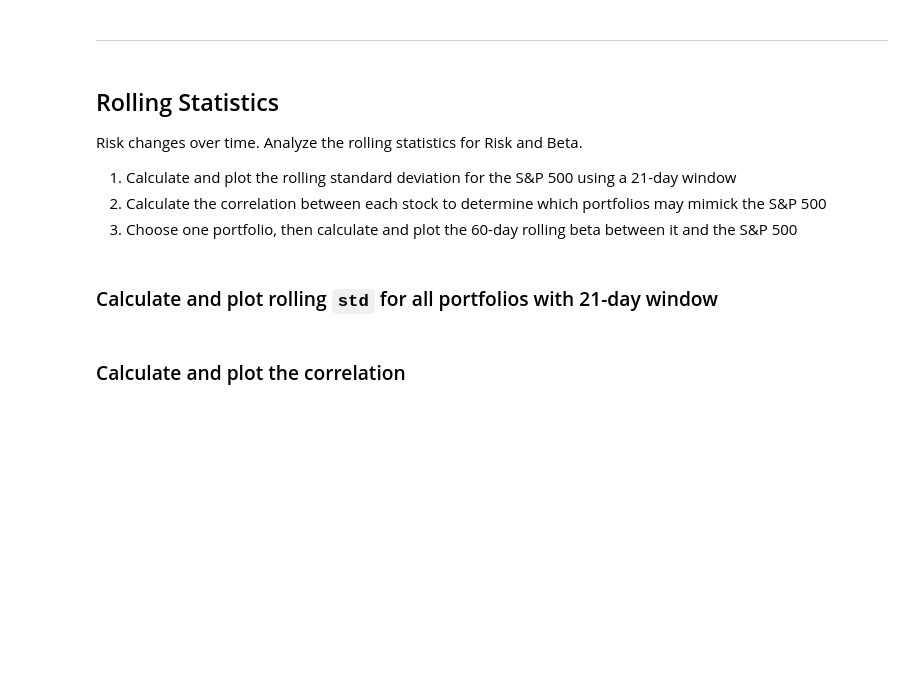
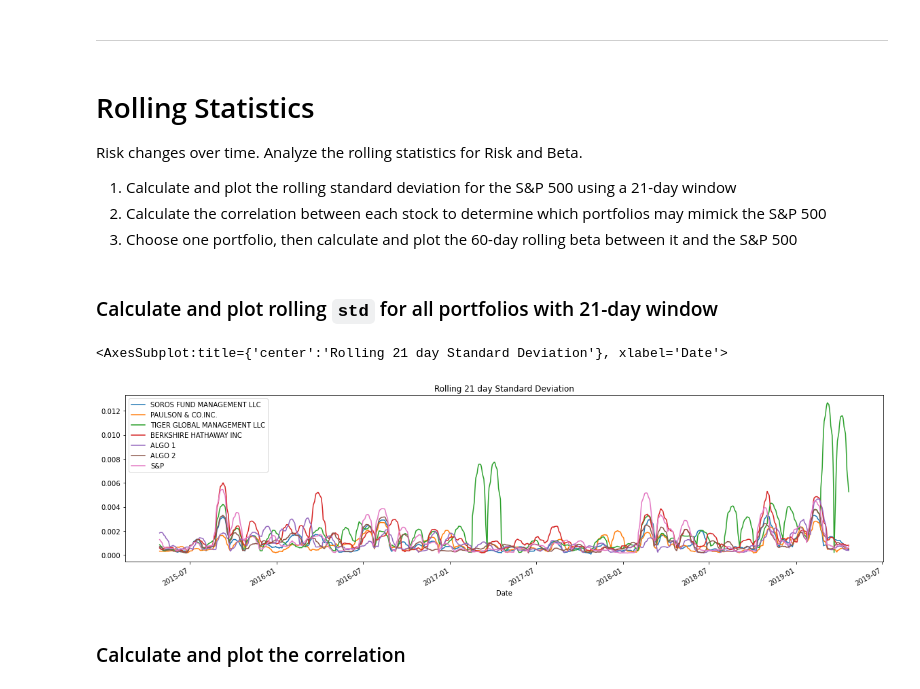
Before and after one commit to alveraboquet/fintech.homework, a Jupyter notebook: unit_4_whale_analysis/whale_analysis.ipynb, the cells around one changed output. Saved outputs shown, nothing was run; the diff lists cells and outputs as text; code cells hidden in the pictures; blank space fills up the shorter version.

```diff
--- a/unit_4_whale_analysis/whale_analysis.ipynb
+++ b/unit_4_whale_analysis/whale_analysis.ipynb
@@ -232,7 +263,7 @@ Determine the _risk_ of each portfolio:
 # %% [markdown]
 ---
 # %% [markdown]
-## Rolling Statistics
+#  Rolling Statistics
 
 Risk changes over time. Analyze the rolling statistics for Risk and Beta.
 
@@ -243,8 +274,13 @@ Risk changes over time. Analyze the rolling statistics for Risk and Beta.
 ### Calculate and plot rolling `std` for all portfolios with 21-day window
 # %%
 # Calculate the rolling standard deviation for all portfolios using a 21-day window
+rolling_stddev_all = combined_daily_returns.rolling(window=21).std()
 
 # Plot the rolling standard deviation
+rolling_stddev_all.rolling(window=21).std().plot(title='Rolling 21 day Standard Deviation', figsize=(20,5), fontsize=10)
+# %% [output]
+<AxesSubplot:title={'center':'Rolling 21 day Standard Deviation'}, xlabel='Date'>
+[figure, added]
 # %% [markdown]
 ### Calculate and plot the correlation
 # %%
```
Also changed, not shown: parts of 22 cells of this notebook, 2 other files.
